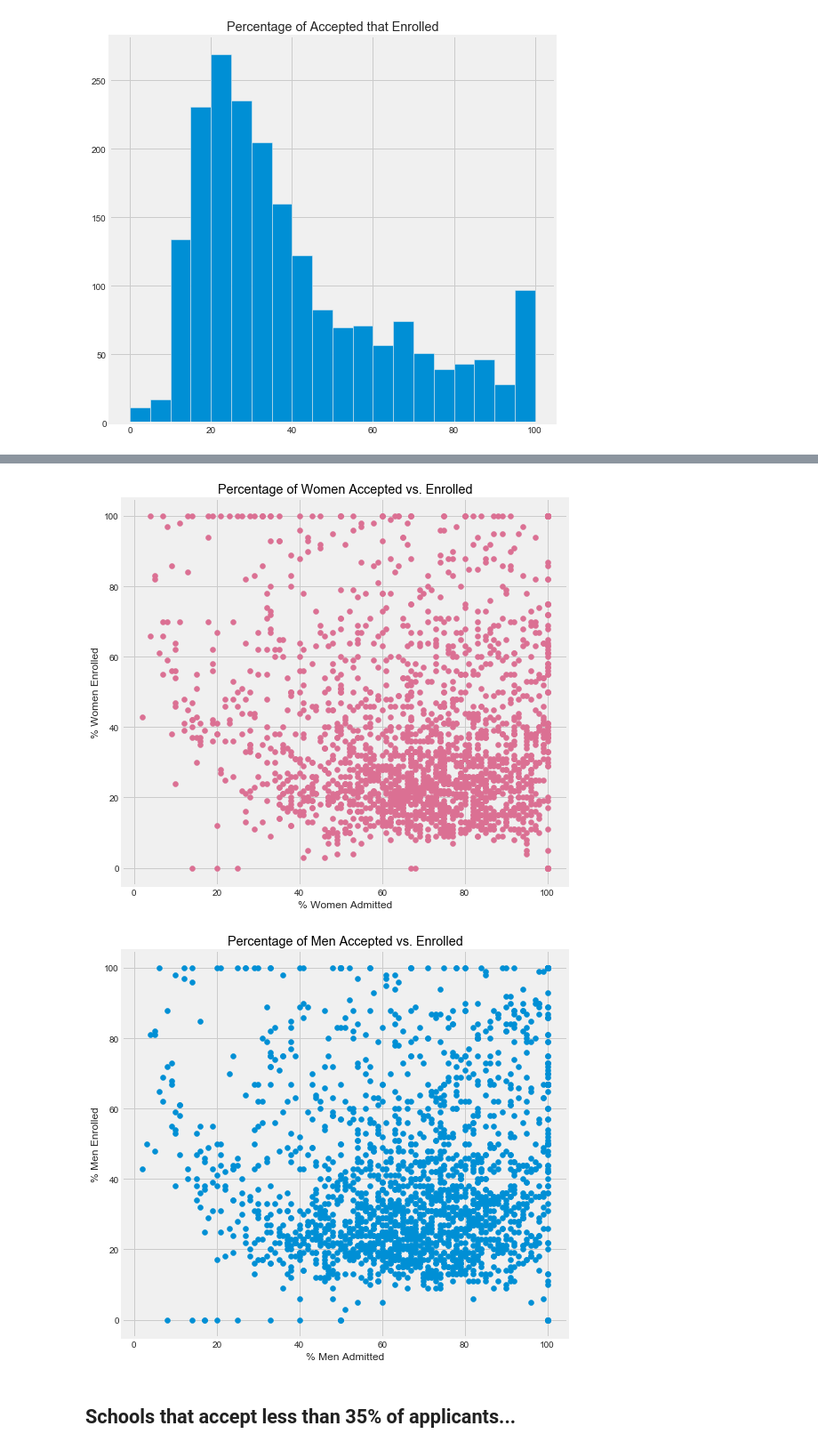
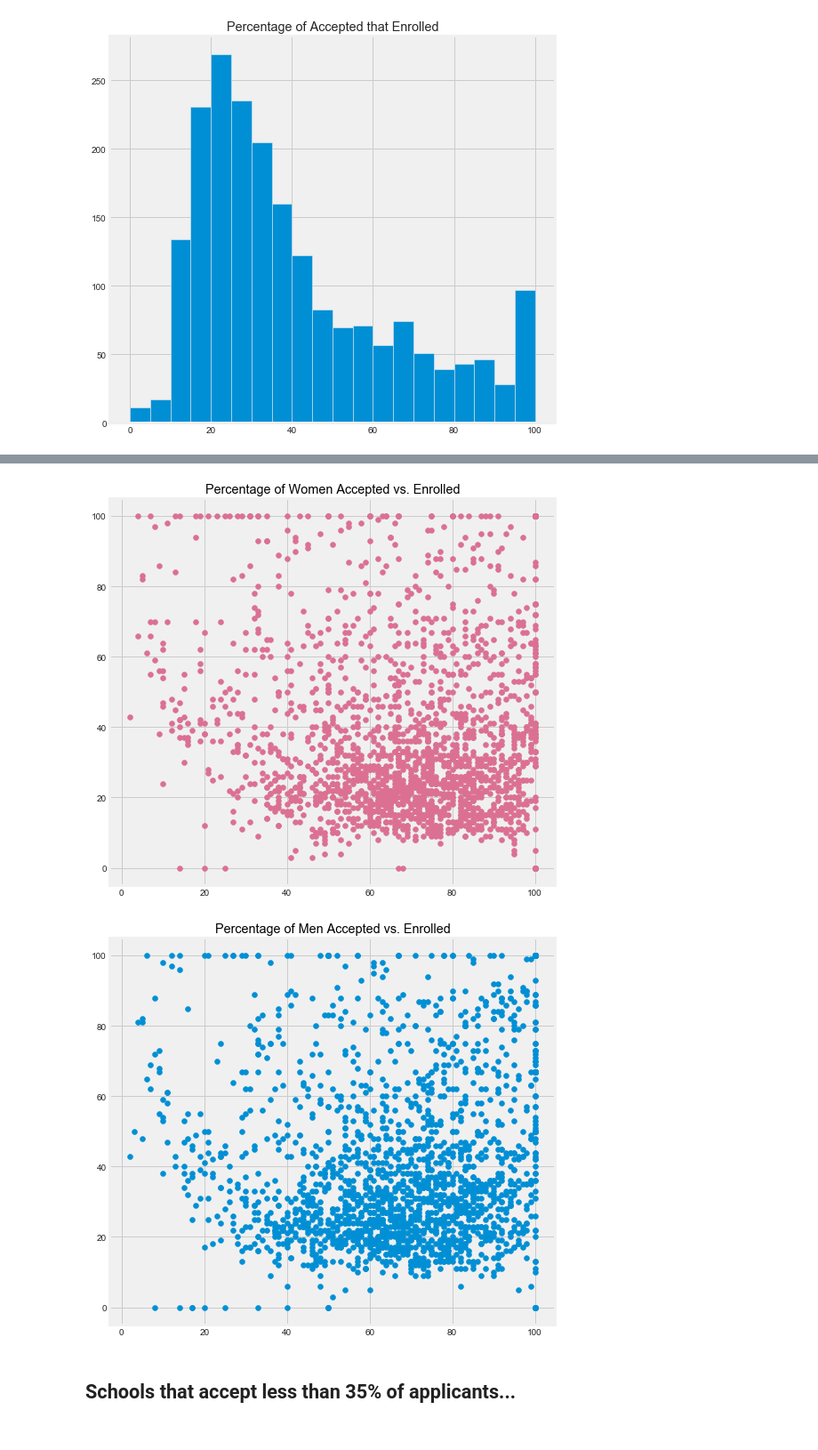
Before and after one commit to CatSchmalzer/College_Tuition_and_Student_Debt, a Jupyter notebook: notebooks/IPEDS_general_eda.ipynb, the cells around one changed output, grey strips where cells are left out. Shown at 89% size. Drawn from its saved outputs; the diff is of its cells as text; code cells hidden in the pictures.

```diff
--- a/notebooks/IPEDS_general_eda.ipynb
+++ b/notebooks/IPEDS_general_eda.ipynb
@@ -176,20 +168,20 @@ plt.title('Percentage of Students Accepted vs. Enrolled', color = 'black');
 ##Scatter Plot of Women accepted vs. enrolled
 plt.figure(figsize=(8, 8))
 plt.scatter('perc_admit_women', 'admit_yield_women', data = admissions_derived, c='palevioletred')
-plt.xlabel('% Women Admitted')
-plt.ylabel('% Women Enrolled')
+#plt.xlabel('% Women Admitted')
+#plt.ylabel('% Women Enrolled')
 plt.title('Percentage of Women Accepted vs. Enrolled', color = 'black');
 # %% [output]
-[figure, old version]
+[figure, new version]
 # %%
 ##Scatter Plot of Men accepted vs. enrolled
 plt.figure(figsize=(8, 8))
 plt.scatter('perc_admit_men', 'admit_yield_men', data = admissions_derived)
-plt.xlabel('% Men Admitted')
-plt.ylabel('% Men Enrolled')
+#plt.xlabel('% Men Admitted')
+#plt.ylabel('% Men Enrolled')
 plt.title('Percentage of Men Accepted vs. Enrolled', color = 'black');
 # %% [output]
-[figure, old version]
+[figure, new version]
 # %% [markdown]
 ## Schools that accept less than 35% of applicants...
 # %%
```
Also changed, not shown: parts of 23 cells of this notebook, 2 other files.
